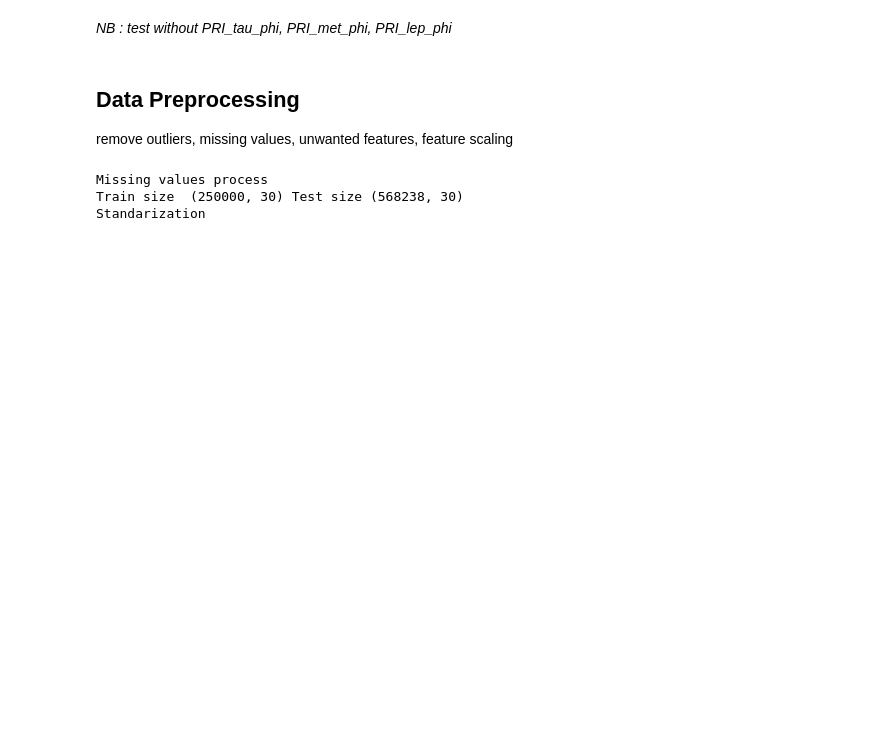
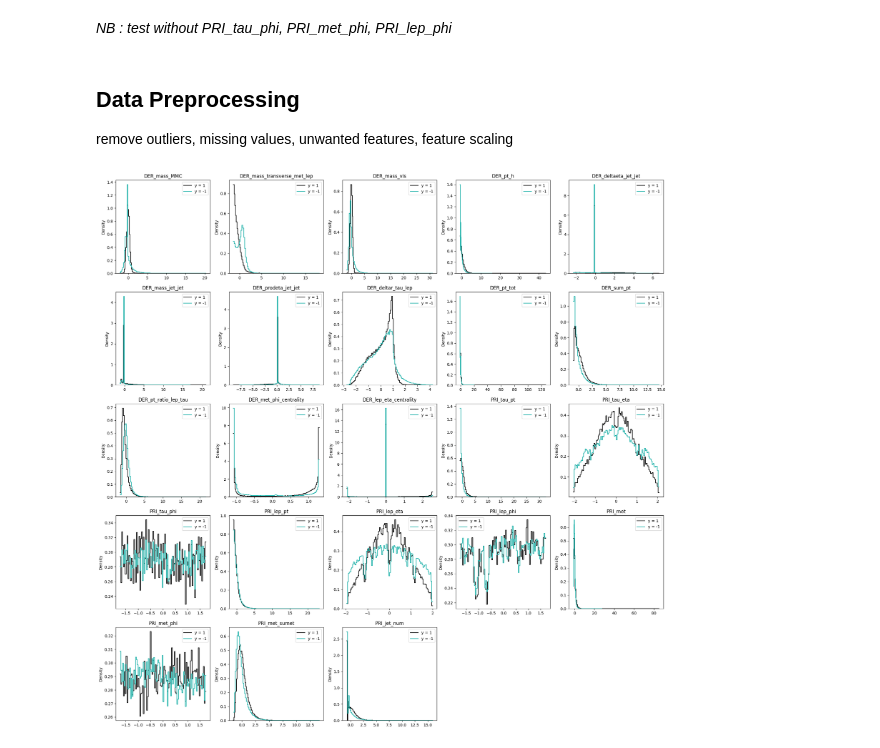
Before and after one commit to Alicia-max/ML--Binary-classification_Higgs-boson-competition, a Jupyter notebook: project/visu.ipynb, the cells around one changed output. Drawn from its saved outputs; the diff is of its cells as text; code cells hidden in the pictures; blank space fills up the shorter version.

Commit message:
Finetuning preprocessing + refs/ideas

```diff
--- a/project/visu.ipynb
+++ b/project/visu.ipynb
@@ -78,17 +80,24 @@ for idx in range(tX.shape[1]):
 remove outliers, missing values, unwanted features, feature scaling
 # %%
 from preprocessing import *
-# %%
-print('Missing values process')
-tX, tX_test = missing_values(tX, tX_test, 0.8)
-print('Train size ', tX.shape, 'Test size', tX_test.shape)
-print("There are" , len(tX[tX==-999.0]),'(',
-      np.round(len(tX[tX==-999.0])*100./(len(tX)*30)),  "%), missing values")
-
-print('Standarization')
-tX = standarize(tX)
-tX_test= standarize(tX_test)
-# %% [output]
-Missing values process
-Train size  (250000, 30) Test size (568238, 30)
-Standarization
+# %%
+preprocessed_X = preprocess_data(tX)
+preprocessed_X_test = preprocess_data(tX_test)
+# %%
+fig= plt.figure(figsize=(25,30))
+
+for idx in range(preprocessed_X.shape[1]):
+
+    ax=plt.subplot(6,5,idx+1)
+
+    #density plot of each feature depending on the y response
+    sns.histplot(data=preprocessed_X[y==1, idx], ax=ax, element="step",
+                 fill=False, color = 'black', stat = 'density', bins = 100)
+    sns.histplot(data=preprocessed_X[y==-1, idx], ax=ax, element="step",
+                 fill=False, color = 'lightseagreen', stat = 'density', bins = 100)
+
+    #plot parameters
+    ax.set_title(features_name[idx])
+    ax.legend(["y = 1", "y = -1"])
+# %% [output]
+[figure, added]
```
Also changed, not shown: parts of 2 cells of this notebook, 2 other files.
